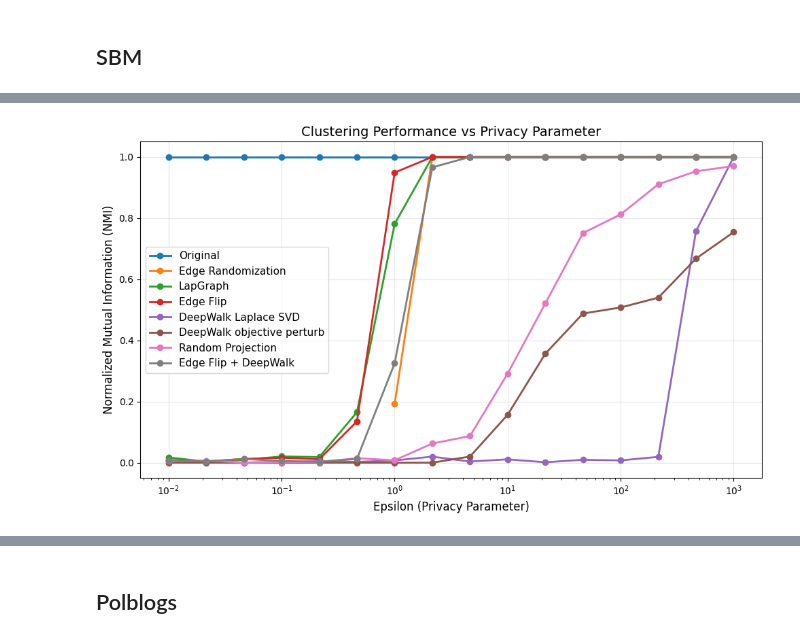
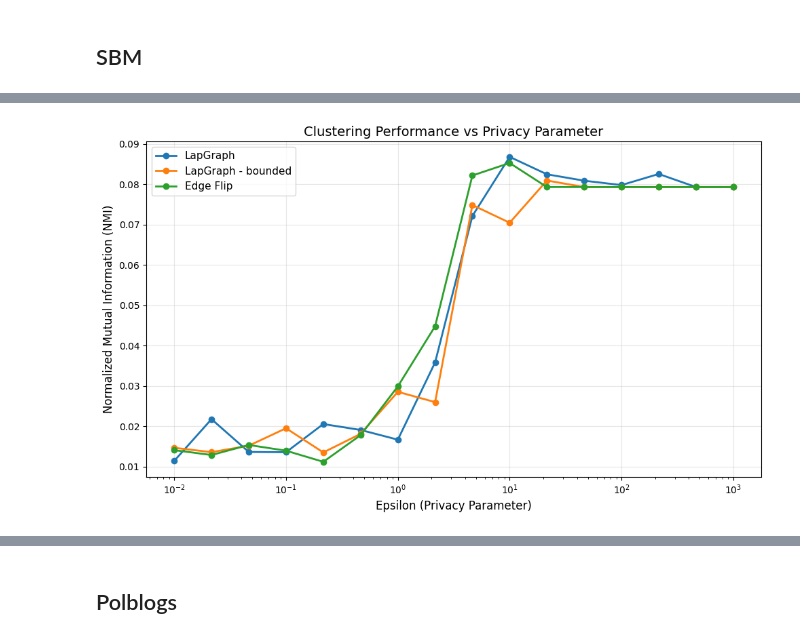
Before and after one commit to hungndo/Privacy_Network_Embeddings, a Jupyter notebook: DP_comparisons.ipynb, the cells around one changed output, grey strips where cells are left out. Cells and saved outputs as stored; diff of their text form; code cells hidden in the pictures.

```diff
--- a/DP_comparisons.ipynb
+++ b/DP_comparisons.ipynb
@@ -85,0 +131,5 @@ def lapgraph(A, epsilon):
+# %%
+for epsilon in range(0,10, 1):
+    a = np.exp(epsilon)/(np.exp(epsilon)**2 + 1)
+    b = 1/(np.exp(epsilon) + 1)
+    print(a - b)
@@ -86,3 +147,6 @@ def lapgraph(A, epsilon):
+# %%
+for epsilon in range(0,10, 1):
+    print()
 # %%
 def edge_flip(A, epsilon):
     """
@@ -129,11 +206,14 @@ def deepwalk_laplace_svd(A, embedding_dim, walk_length, epsilon, take_log=False)
     X = U[:, :embedding_dim] @ torch.sqrt(torch.diag(S[:embedding_dim]))
     return X
 # %%
-def deepwalk_dp(A, H, k, walk_length, epsilon, lambda_reg=0.1, learning_rate=0.01, num_epochs=1000, verbose=False):
+def deepwalk_dp(A, H, k, walk_length, epsilon=None, lambda_reg=0.1, learning_rate=0.01, num_epochs=1000, verbose=False):
 
     sensitivity = np.sqrt(2)
     normal_dist = Normal(loc=0, scale=1)
-    laplace_dist = Laplace(loc=0.0, scale=2*sensitivity/epsilon)
+    if epsilon is not None:
+        laplace_dist = Laplace(loc=0.0, scale=2*sensitivity/epsilon)
+    else:
+        laplace_dist = Laplace(loc=0.0, scale=2*sensitivity/10**10)
 
     D_inversed = np.diag(np.sum(A, axis=1)**-1)
     P = D_inversed@A
@@ -155,7 +235,10 @@ def deepwalk_dp(A, H, k, walk_length, epsilon, lambda_reg=0.1, learning_rate=0.0
 
     for epoch in range(num_epochs):
         # Forward pass
-        private_loss = torch.sum(((M - W@H.T)*mask)**2) + lambda_reg*torch.sum(W**2) + torch.trace(W@N.T)
+        if epsilon is not None:
+            private_loss = torch.sum(((M - W@H.T)*mask)**2) + lambda_reg*torch.sum(W**2) + torch.trace(W@N.T)
+        else:
+            private_loss = torch.sum(((M - W@H.T)*mask)**2) + lambda_reg*torch.sum(W**2)
 
         # Backward pass
         optimizer.zero_grad()  # Clear gradients
@@ -267,12 +350,12 @@ KMeans labels: [0 0 1 ... 1 1 1]
 ## SBM
 # %%
 np.random.seed(0)
-sizes = [100, 100, 100]
-probs = [
-    [0.8, 0.4, 0.4],
-    [0.4, 0.8, 0.4],
-    [0.4, 0.4, 0.8],
-]
+block_size = 30
+num_blocks = 30
+sizes = [block_size] * num_blocks
+alpha = 0.8
+beta = 0.4
+probs = np.eye(num_blocks) * alpha + (1 - np.eye(num_blocks)) * beta
 
 # Generate the SBM graph
 G = nx.stochastic_block_model(sizes, probs, seed=0)
@@ -391,16 +488,19 @@ Testing epsilon = 46.41588833612777
 # %%
 # Plot the results
 plt.figure(figsize=(10, 6))
 for method, nmi_scores in results.items():
+    if len(nmi_scores) == 0:
+        continue
+
     plt.plot(epsilon_values, nmi_scores, marker='o', label=method, linewidth=2, markersize=6)
 
 plt.xlabel('Epsilon (Privacy Parameter)', fontsize=12)
 plt.ylabel('Normalized Mutual Information (NMI)', fontsize=12)
 plt.title('Clustering Performance vs Privacy Parameter', fontsize=14)
 plt.legend(fontsize=11)
 plt.grid(True, alpha=0.3)
 plt.xscale('log')  # Log scale for better visualization of epsilon values
 plt.tight_layout()
 plt.show()
 # %% [output]
-[figure, old version]
+[figure, new version]
```
Also changed, not shown: parts of 21 cells of this notebook, 12 other files.
